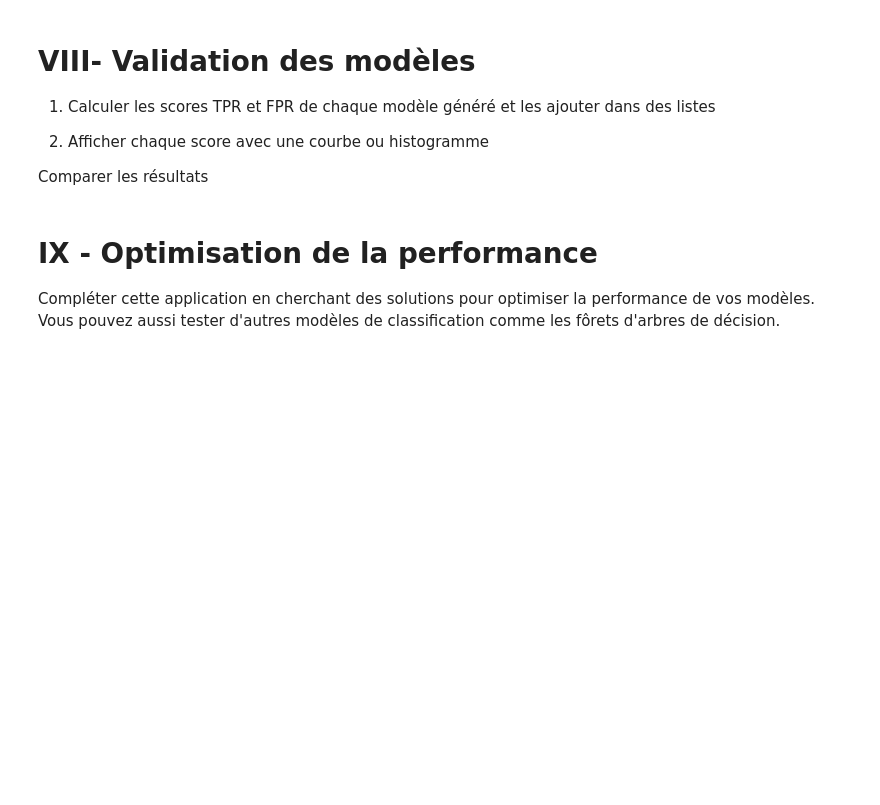
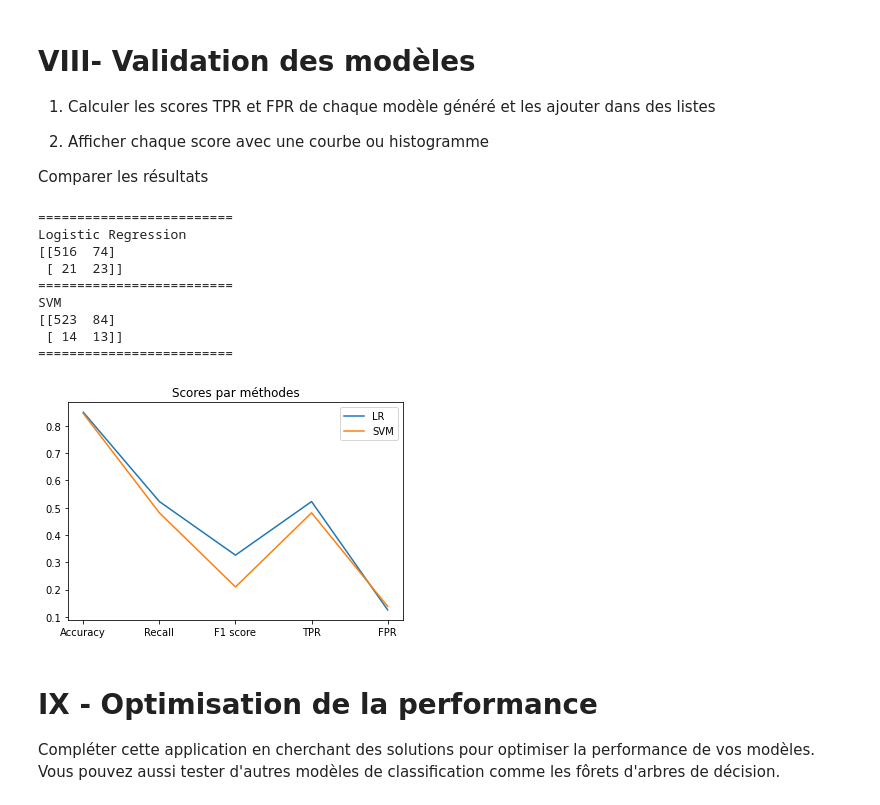
Before and after one commit to fereol023/My-ML-Courses-, a Jupyter notebook: TD3ClassificationBaseObesity.ipynb, the cells around one changed output. Saved outputs shown, nothing was run; the diff lists cells and outputs as text; code cells hidden in the pictures; blank space fills up the shorter version.

```diff
--- a/TD3ClassificationBaseObesity.ipynb
+++ b/TD3ClassificationBaseObesity.ipynb
@@ -398,3 +416,45 @@ import seaborn as sns
+# %%
+#Importer le Pyplot
+import matplotlib.pyplot as plt
+
+#Afficher les matrices de confusion des modèles
+print(line)
+print("Logistic Regression")
+print(matrix_lr)
+#Calcul des scores TPR et FPR du modèle
+TPR_lr = matrix_lr[1,1]/(matrix_lr[1,0]+matrix_lr[1,1])
+FPR_lr = matrix_lr[0,1]/(matrix_lr[0,0]+matrix_lr[0,1])
+
+print(line)
+print("SVM")
+print(matrix_svm)
+#Calcul des scores TPR et FPR du modèle
+TPR_svm = matrix_svm[1,1]/(matrix_svm[1,0]+matrix_svm[1,1])
+FPR_svm = matrix_svm[0,1]/(matrix_svm[0,0]+matrix_svm[0,1])
+
+#Ajouter tous les scores à une liste
+s_labels = ["Accuracy", "Recall", "F1 score", "TPR", "FPR"]
+scores_lr = [lr_model_score, lr_model_recall, lr_model_f1, TPR_lr, FPR_lr]
+scores_svm = [svm_model_score, svm_model_recall, svm_model_f1, TPR_svm, FPR_svm]
+
+#Afficher la liste des scores dans une courbe
+print(line)
+plt.plot(s_labels, scores_lr, label="LR")
+plt.plot(s_labels, scores_svm, label="SVM")
+plt.title("Scores par méthodes")
+plt.legend()
+plt.show()
+# %% [output]
+=========================
+Logistic Regression
+[[516  74]
+ [ 21  23]]
+=========================
+SVM
+[[523  84]
+ [ 14  13]]
+=========================
+[figure, added]
 # %% [markdown]
 # IX - Optimisation de la performance
 Compléter cette application en cherchant des solutions pour optimiser la performance de vos modèles. Vous pouvez aussi tester d'autres modèles de classification comme les fôrets d'arbres de décision.
```
Also changed, not shown: parts of 8 cells of this notebook.
